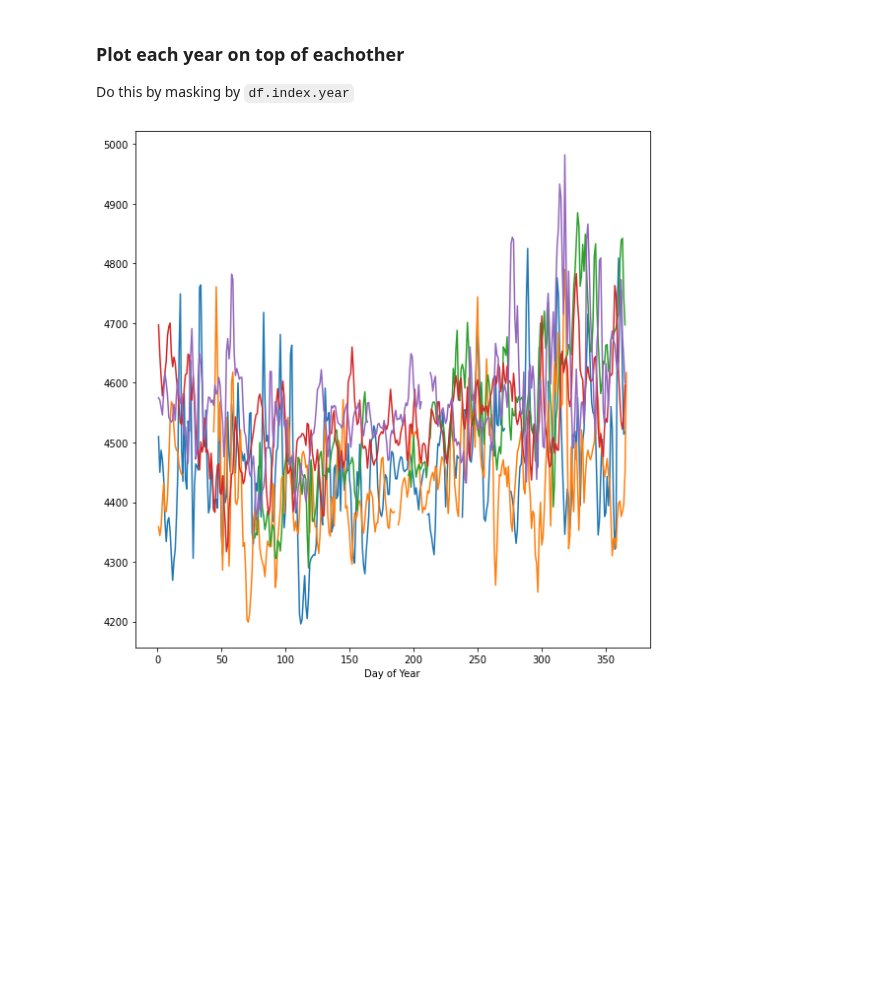
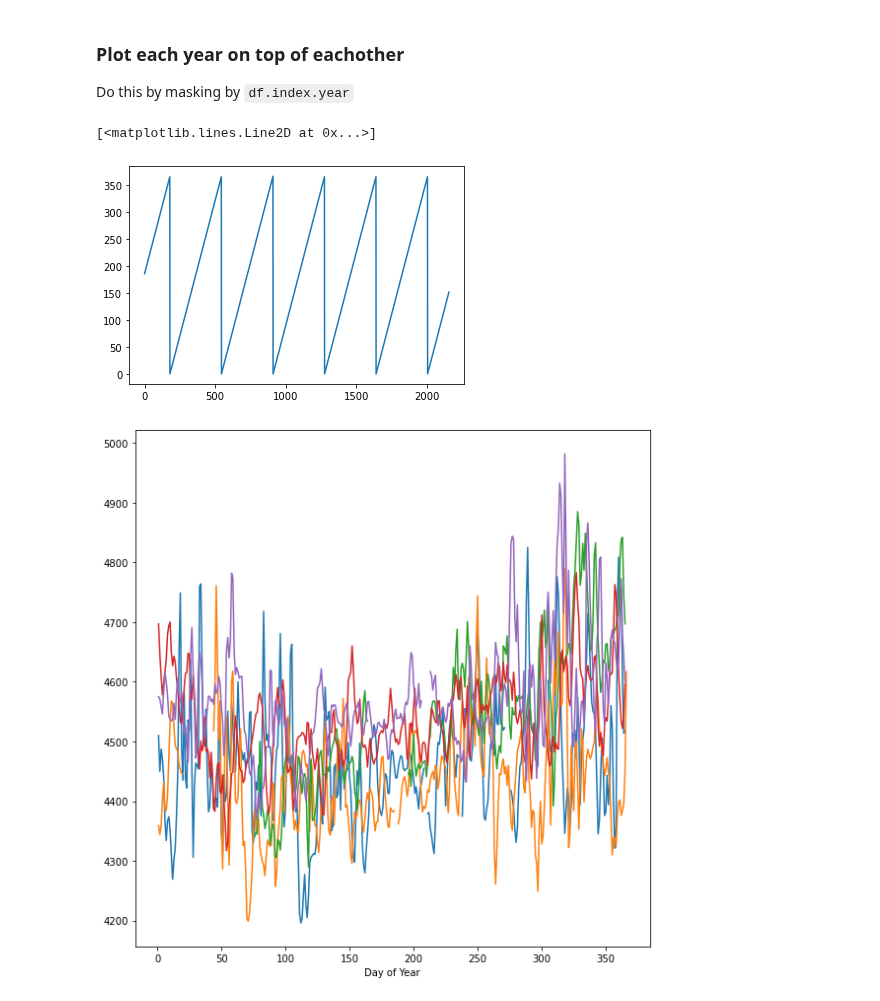
Before and after one commit to ldeo-arctictides/tidegauges-historical, a Jupyter notebook: read_psmsl.ipynb, the cells around one changed output. Drawn from its saved outputs; the diff is of its cells as text; code cells hidden in the pictures; blank space fills up the shorter version.

```diff
--- a/read_psmsl.ipynb
+++ b/read_psmsl.ipynb
@@ -26,5 +29,5 @@ import matplotlib.dates as mdates
 # %%
-def read_tidegauge_psmsl(path, columns=None):
+def test_read_tidegauge_psmsl(path, columns=None):
     """
     Read and parse PSMSL tide gauge data
 
@@ -52,14 +55,15 @@ def read_tidegauge_psmsl(path, columns=None):
     if len(df.columns) == len(columns):
 #         columns += ['unknown']
         df.columns = ['YEAR', 'MONTH', 'DAY', 'SSH']
+        dt = pd.to_datetime(df[['YEAR', 'MONTH', 'DAY']])
     else:
         df.columns = ['YEAR', 'MONTH', 'DAY', 'HOUR', 'SSH']
+        dt = pd.to_datetime(df[['YEAR', 'MONTH', 'DAY', 'HOUR']])
 
     # missing data to NaNs
     df['SSH'] = df['SSH'].replace(-32767, np.nan)
 
     # create datetime index
-    dt = pd.to_datetime(df[['YEAR', 'MONTH', 'DAY']])
     df.index = pd.DatetimeIndex(dt)
 
 
@@ -130,6 +134,11 @@ plt.savefig(f'figs/')
 # %% [markdown]
 ### Plot each year on top of eachother
 Do this by masking by `df.index.year`
+# %%
+plt.plot(df.index.dayofyear)
+# %% [output]
+[<matplotlib.lines.Line2D at 0x...>]
+[figure, added]
 # %%
 # Set up
 fig = plt.figure(figsize=(8,8))
```
Also changed, not shown: parts of 7 cells of this notebook, 3 other files.
